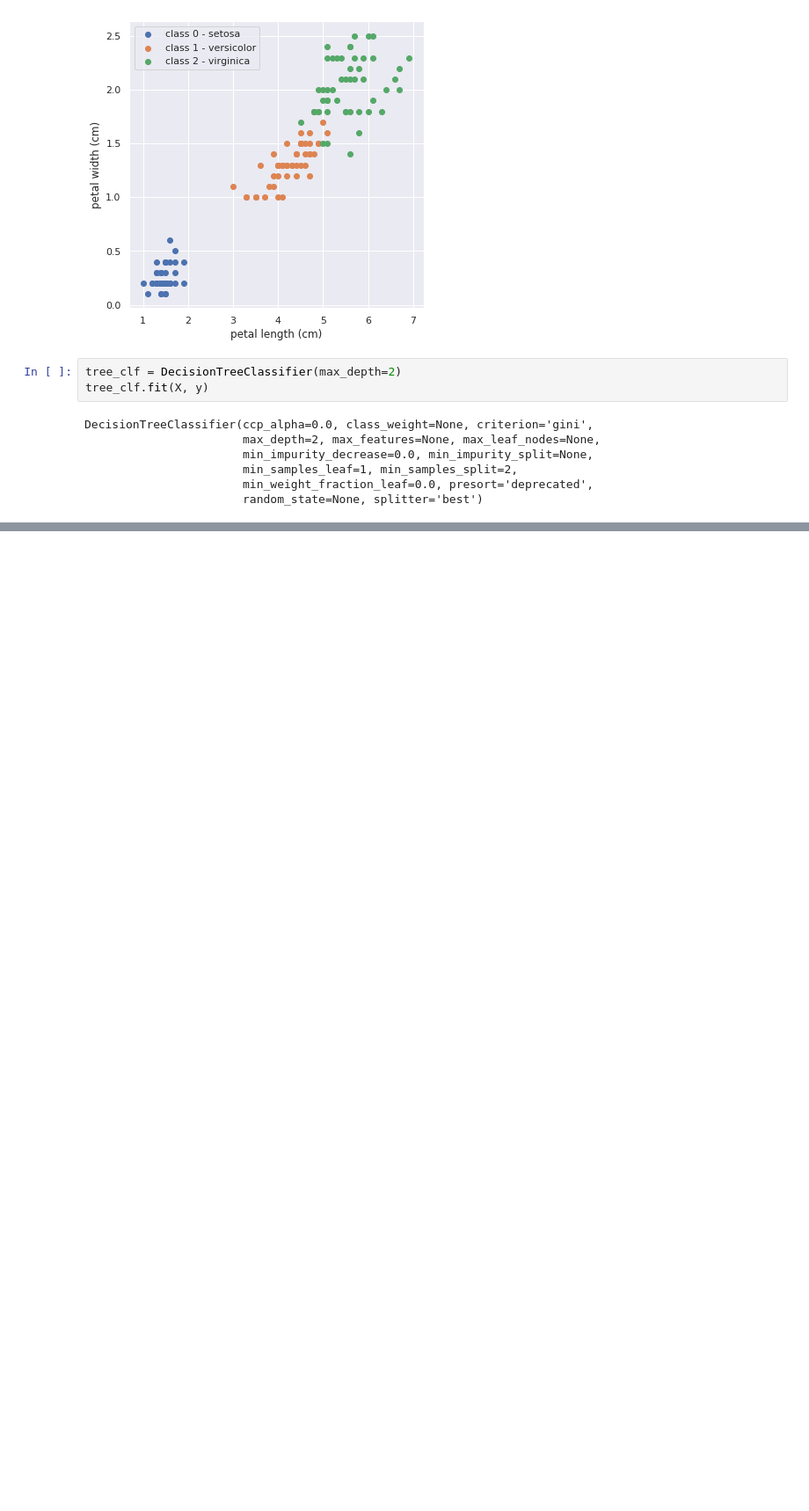
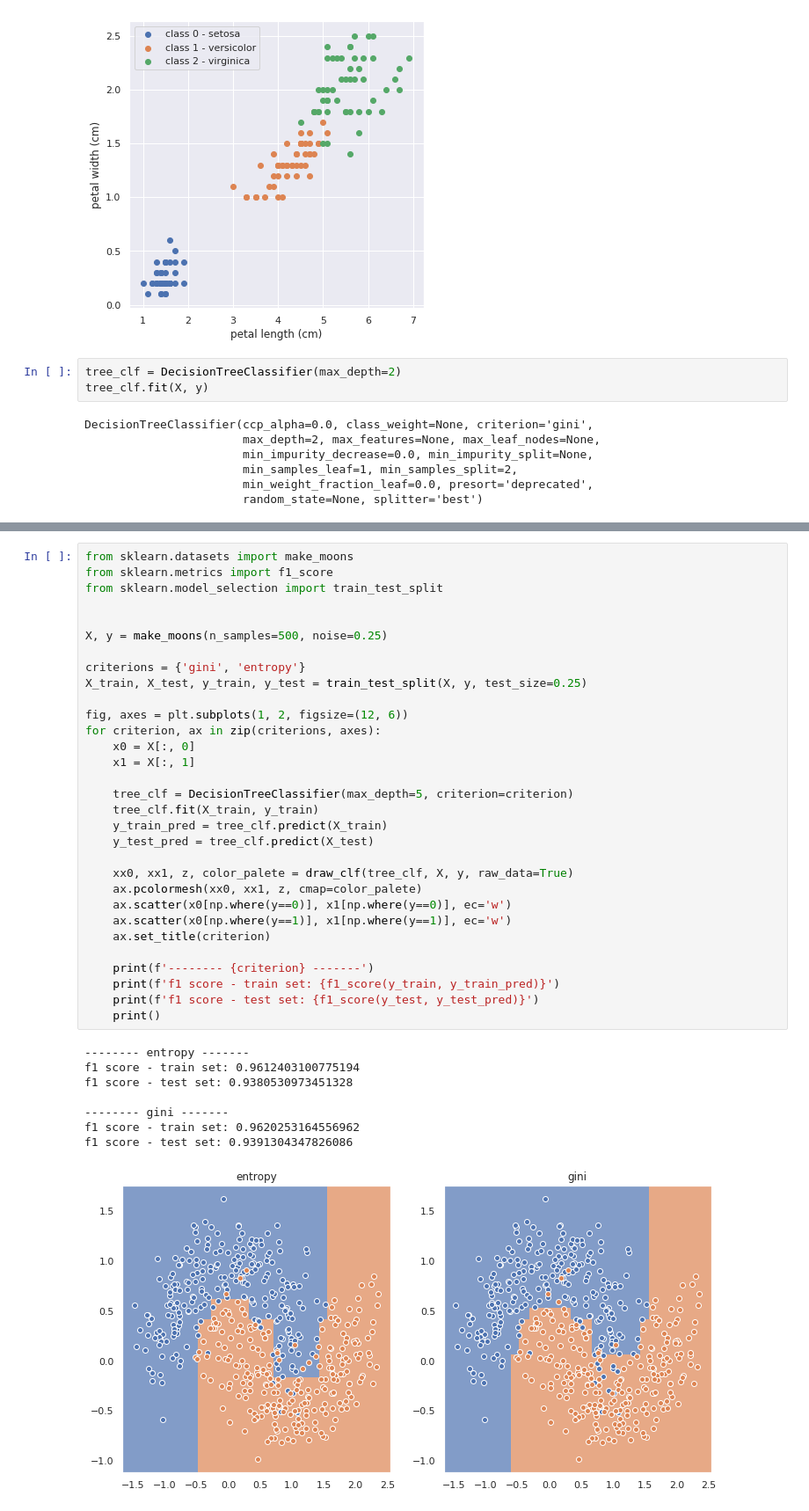
Before and after one commit to mzignis/hands_on_machine_learning, a Jupyter notebook: decision_trees/classification.ipynb, the cells around one changed output, grey strips where cells are left out. Shown at 88% size. Saved outputs shown, nothing was run; the diff lists cells and outputs as text; blank space fills up the shorter version.

```diff
--- a/decision_trees/classification.ipynb
+++ b/decision_trees/classification.ipynb
@@ -100,0 +116,40 @@ x1_min
+# %%
+from sklearn.datasets import make_moons
+from sklearn.metrics import f1_score
+from sklearn.model_selection import train_test_split
+
+
+X, y = make_moons(n_samples=500, noise=0.25)
+
+criterions = {'gini', 'entropy'}
+X_train, X_test, y_train, y_test = train_test_split(X, y, test_size=0.25)
+
+fig, axes = plt.subplots(1, 2, figsize=(12, 6))
+for criterion, ax in zip(criterions, axes):
+    x0 = X[:, 0]
+    x1 = X[:, 1]
+
+    tree_clf = DecisionTreeClassifier(max_depth=5, criterion=criterion)
+    tree_clf.fit(X_train, y_train)
+    y_train_pred = tree_clf.predict(X_train)
+    y_test_pred = tree_clf.predict(X_test)
+
+    xx0, xx1, z, color_palete = draw_clf(tree_clf, X, y, raw_data=True)
+    ax.pcolormesh(xx0, xx1, z, cmap=color_palete)
+    ax.scatter(x0[np.where(y==0)], x1[np.where(y==0)], ec='w')
+    ax.scatter(x0[np.where(y==1)], x1[np.where(y==1)], ec='w')
+    ax.set_title(criterion)
+
+    print(f'-------- {criterion} -------')
+    print(f'f1 score - train set: {f1_score(y_train, y_train_pred)}')
+    print(f'f1 score - test set: {f1_score(y_test, y_test_pred)}')
+    print()
+# %% [output]
+-------- entropy -------
+f1 score - train set: 0.9612403100775194
+f1 score - test set: 0.9380530973451328
+
+-------- gini -------
+f1 score - train set: 0.9620253164556962
+f1 score - test set: 0.9391304347826086
+[figure, added]
```
Also changed, not shown: parts of 6 cells of this notebook, 1 other file.
